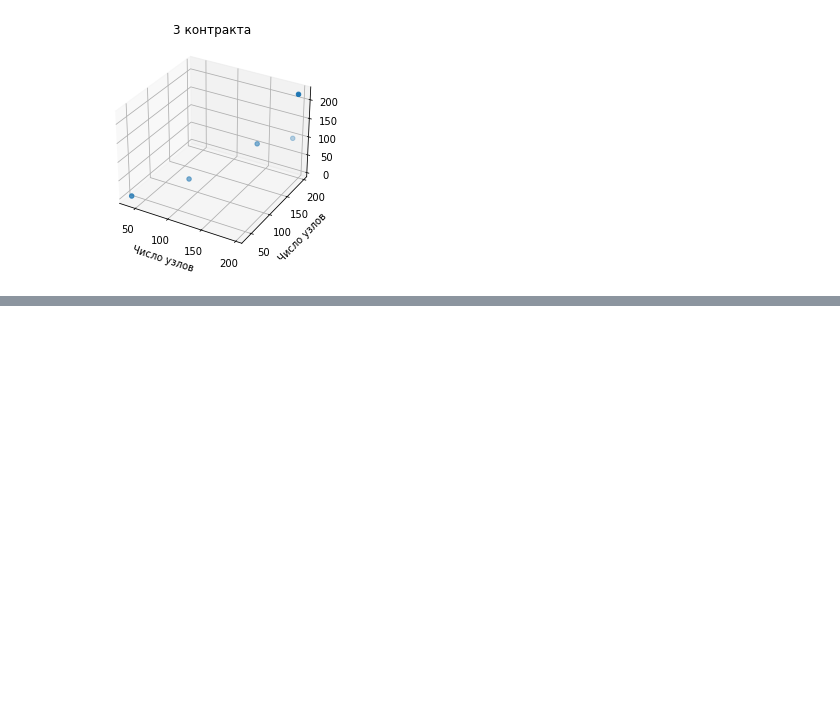
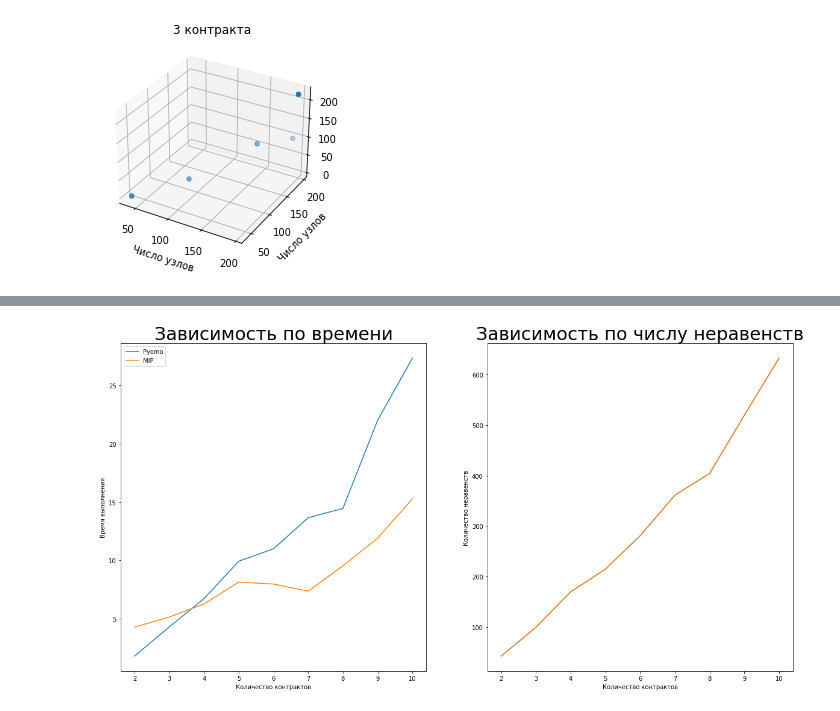
Before and after one commit to A13Chernysheva/BoD, a Jupyter notebook: Plot.ipynb, the cells around one changed output, grey strips where cells are left out. Cells and saved outputs as stored; diff of their text form; code cells hidden in the pictures; blank space fills up the shorter version.

```diff
--- a/Plot.ipynb
+++ b/Plot.ipynb
@@ -122,3 +122,7 @@ ax.set_title("3 контракта")
 # %% [output]
 Text(0.5, 0.92, '3 контракта')
 [figure]
+# %%
+sheet3 = pandas.read_excel('RunTime_VS_Topology.xlsx', sheet_name='Изм.2')
+sheet3 = sheet3.loc[sheet3["Имя топологии"] == 'Bren']
+sheet3 = sheet3.astype({"Pyomo (сек)": 'float', "MIP (сек)": 'float'})
@@ -124,0 +142,21 @@ Text(0.5, 0.92, '3 контракта')
+# %%
+d = sheet3
+# %%
+f = plt.figure(figsize = (20, 10))
+f.add_subplot(1, 2, 1)
+plt.title("Зависимость по времени", fontsize = 30)
+plt.plot(d['Количество контрактов'],d["Pyomo (сек)"], label = "Pyomo")
+plt.plot(d['Количество контрактов'],d["MIP (сек)"], label = "MIP")
+plt.xlabel('Количество контрактов')
+plt.ylabel("Время выполнения")
+plt.legend()
+
+f.add_subplot(1, 2, 2)
+plt.title("Зависимость по числу неравенств", fontsize = 30)
+plt.plot(d['Количество контрактов'],d["Количество неравенств"])
+plt.plot(d['Количество контрактов'],d["Количество неравенств"])
+plt.xlabel('Количество контрактов')
+plt.ylabel("Количество неравенств")
+plt.show()
+# %% [output]
+[figure, added]
```
Also changed, not shown: parts of 1 cell of this notebook, 9 other files.
